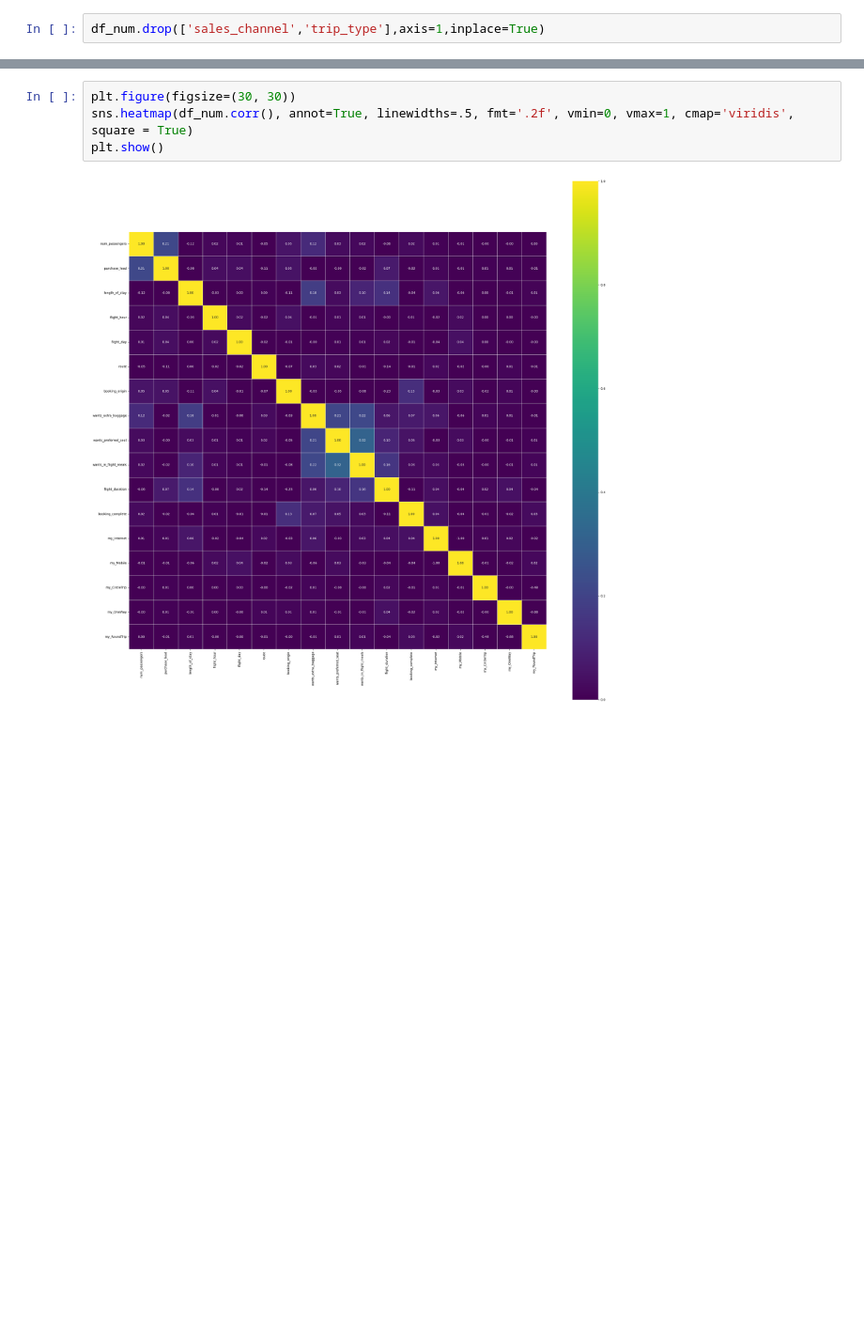
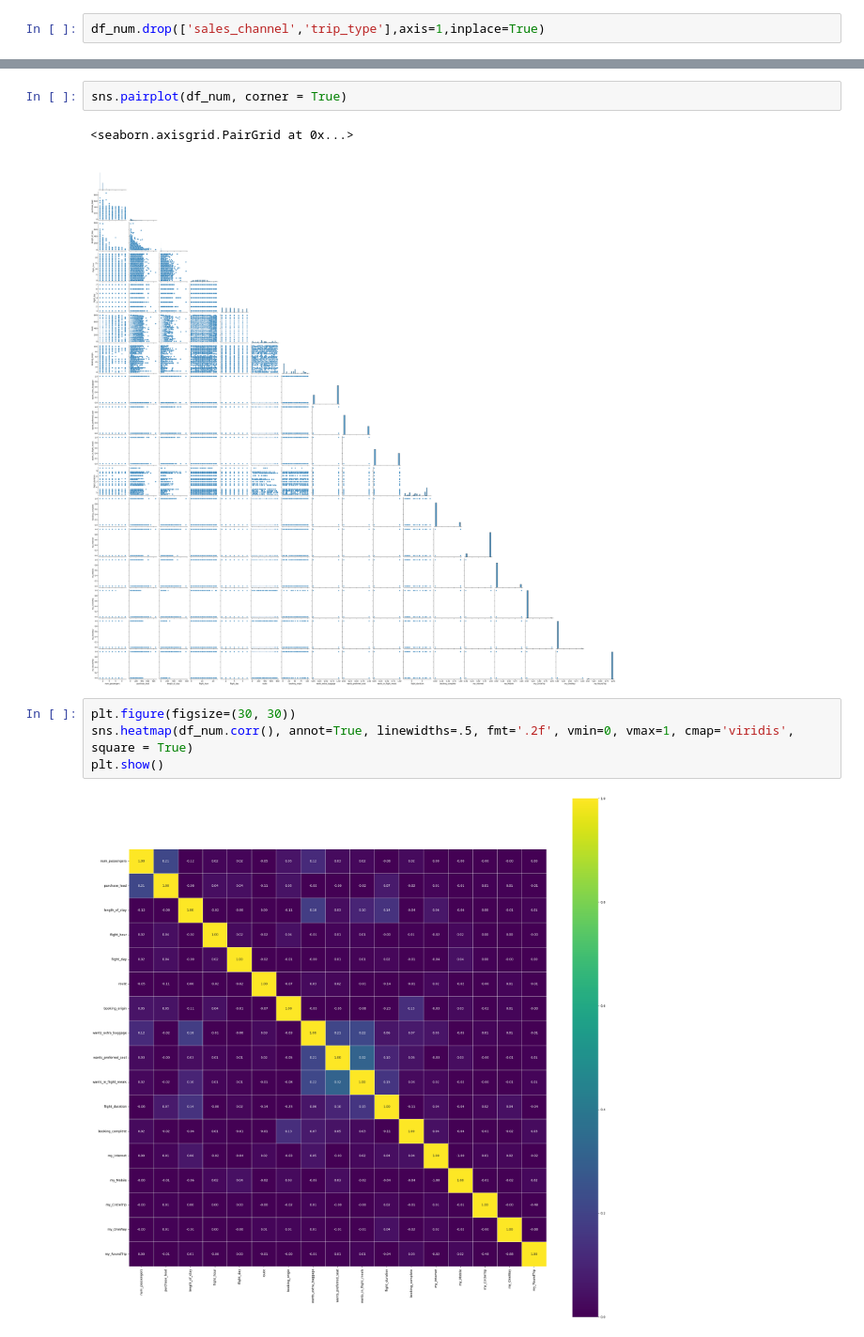
Before and after one commit to ecmaxim/final_project, a Jupyter notebook: draft_project.ipynb, the cells around one changed output, grey strips where cells are left out. Shown at 94% size. Drawn from its saved outputs; the diff is of its cells as text; blank space fills up the shorter version.

```diff
--- a/draft_project.ipynb
+++ b/draft_project.ipynb
@@ -407,3 +405,8 @@ df_num
+# %%
+sns.pairplot(df_num, corner = True)
+# %% [output]
+<seaborn.axisgrid.PairGrid at 0x...>
+[figure, added]
 # %%
 plt.figure(figsize=(30, 30))
 sns.heatmap(df_num.corr(), annot=True, linewidths=.5, fmt='.2f', vmin=0, vmax=1, cmap='viridis', square = True)
```
Also changed, not shown: parts of 21 cells of this notebook, 7 other files.
